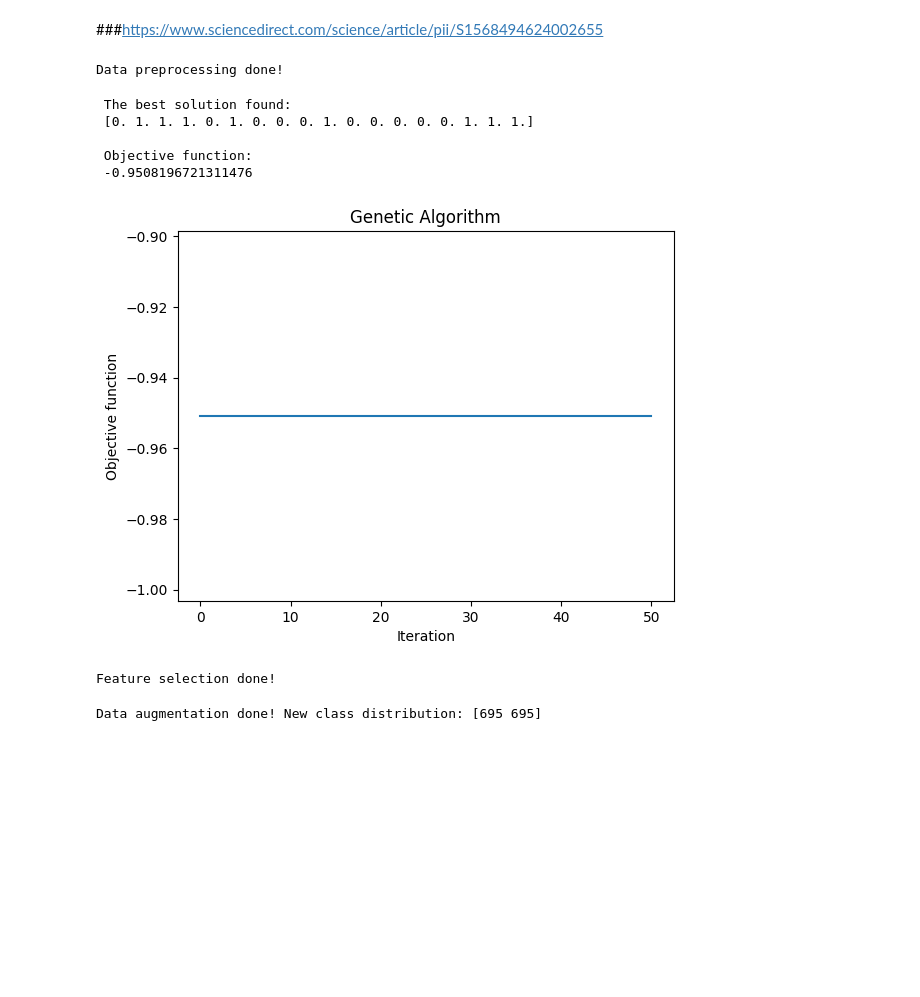
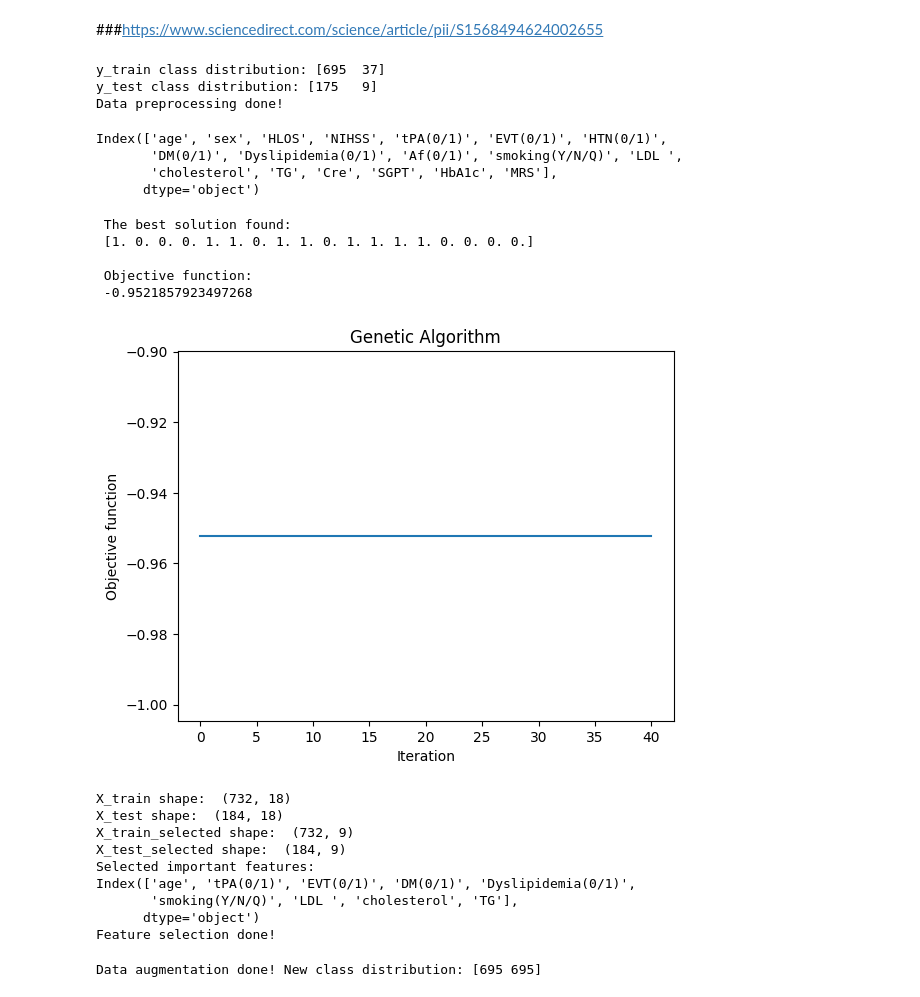
Before and after one commit to a0935210570602/Risk_Factor_Analysis_of_Obstructive-Sleep_Apnea, a Jupyter notebook: joina/GA_SMOTE_DCNN.ipynb, the cells around one changed output. Cells and saved outputs as stored; diff of their text form; code cells hidden in the pictures; blank space fills up the shorter version.

```diff
--- a/joina/GA_SMOTE_DCNN.ipynb
+++ b/joina/GA_SMOTE_DCNN.ipynb
@@ -8,7 +8,7 @@ from sklearn.preprocessing import StandardScaler
 
 # 載入資料
 # df = pd.read_csv("female_stroke_data.csv")  # 檔案路徑
-df = pd.read_csv("male_stroke_data.csv")  # 檔案路徑
+df = pd.read_csv("../male_data.csv")  # 檔案路徑
 
 # 分離 features & labels
 X = df.drop(columns=["Second_Stroke"])
@@ -22,9 +22,20 @@ scaler = StandardScaler()
 X_train = scaler.fit_transform(X_train)
 X_test = scaler.transform(X_test)
 
+print("y_train class distribution:", np.bincount(y_train))
+print("y_test class distribution:", np.bincount(y_test))
 print("Data preprocessing done!")
 # %% [output]
+y_train class distribution: [695  37]
+y_test class distribution: [175   9]
 Data preprocessing done!
+# %%
+X.columns
+# %% [output]
+Index(['age', 'sex', 'HLOS', 'NIHSS', 'tPA(0/1)', 'EVT(0/1)', 'HTN(0/1)',
+       'DM(0/1)', 'Dyslipidemia(0/1)', 'Af(0/1)', 'smoking(Y/N/Q)', 'LDL ',
+       'cholesterol', 'TG', 'Cre', 'SGPT', 'HbA1c', 'MRS'],
+      dtype='object')
 # %%
 # !pip3 install geneticalgorithm
 # %%
@@ -35,44 +46,81 @@ from sklearn.ensemble import RandomForestClassifier
 # 適應度函數（用 RF 來評估特徵組合）
 def fitness_function(selected_features):
     selected_features = selected_features.astype(bool)
+    # ➤ 若完全沒選到特徵，回傳高錯誤值
+    if np.sum(selected_features) == 0:
+        return 1.0  # 因為是要最小化，這代表很差的分數
+
     X_selected = X_train[:, selected_features]
 
     model = RandomForestClassifier()
     scores = cross_val_score(model, X_selected, y_train, cv=3, scoring='accuracy')
 
     return -scores.mean()  # GA 會最小化這個值，所以取負值
 
 
 from sklearn.feature_selection import VarianceThreshold
 
 # 設定方差閾值（0表示完全相同的特徵將會被刪除）
 selector = VarianceThreshold(threshold=0)
 X_train_filtered = selector.fit_transform(X_train)
 X_test_filtered = selector.transform(X_test)
 
-
-
 # 設定 GA 參數
 var_bound = np.array([[0, 1]] * X_train.shape[1])  # 每個特徵 0 or 1
-algorithm_param = {'max_num_iteration': 50, 'population_size': 20, 'mutation_probability': 0.1, 'elit_ratio': 0.01, 'crossover_probability': 0.5, 'parents_portion': 0.3, 'crossover_type': 'uniform', 'max_iteration_without_improv': None}
+algorithm_param = {
+    'max_num_iteration': 40,
+    'population_size': 100,
+    'mutation_probability': 0.4,
+    'crossover_probability': 0.7,
+    'crossover_type': 'one_point',
+    'elit_ratio': 0.01,  # 留著不影響結果
+    'parents_portion': 0.3,  # 可保留
+    'max_iteration_without_improv': None,
+    # 👉 圖中這項沒在原套件參數，但你可在 GA 實作時控制 mutation 行為
+    # 'mutation_by_bit': 0.1 (假如用自訂 GA 可控制)
+}
 
 # 進行 GA
-model = ga(function=fitness_function, dimension=X_train.shape[1], variable_type='int', variable_boundaries=var_bound, algorithm_parameters=algorithm_param)
+model = ga(function=fitness_function,
+           dimension=X_train.shape[1],
+           variable_type='int',
+           variable_boundaries=var_bound,
+           algorithm_parameters=algorithm_param)
+
 model.run()
 
 # 取得最佳特徵組合
 best_features = model.output_dict['variable'].astype(bool)
+
 X_train_selected = X_train[:, best_features]
 X_test_selected = X_test[:, best_features]
 
+
+# 取得對應欄位名稱
+best_features = np.array(best_features).astype(bool)
+selected_columns = X.columns[best_features]
+
+# 印出
+print("Selected important features:")
+print(selected_columns)
+print("X_train_selected shape: ", X_train_selected.shape)
+print("X_test_selected shape: ", X_test_selected.shape)
 print("Feature selection done!")
 # %% [output]
  The best solution found:
- [0. 1. 1. 1. 0. 1. 0. 0. 0. 1. 0. 0. 0. 0. 0. 1. 1. 1.]
+ [1. 0. 0. 0. 1. 1. 0. 1. 1. 0. 1. 1. 1. 1. 0. 0. 0. 0.]
 
  Objective function:
- -0.9508196721311476
+ -0.9521857923497268
-[figure, old version]
+[figure, new version]
+X_train shape:  (732, 18)
+X_test shape:  (184, 18)
+X_train_selected shape:  (732, 9)
+X_test_selected shape:  (184, 9)
+Selected important features:
+Index(['age', 'tPA(0/1)', 'EVT(0/1)', 'DM(0/1)', 'Dyslipidemia(0/1)',
+       'smoking(Y/N/Q)', 'LDL ', 'cholesterol', 'TG'],
+      dtype='object')
 Feature selection done!
 # %%
 from imblearn.over_sampling import SMOTE
```
Also changed, not shown: parts of 4 cells of this notebook, 1 other file.
